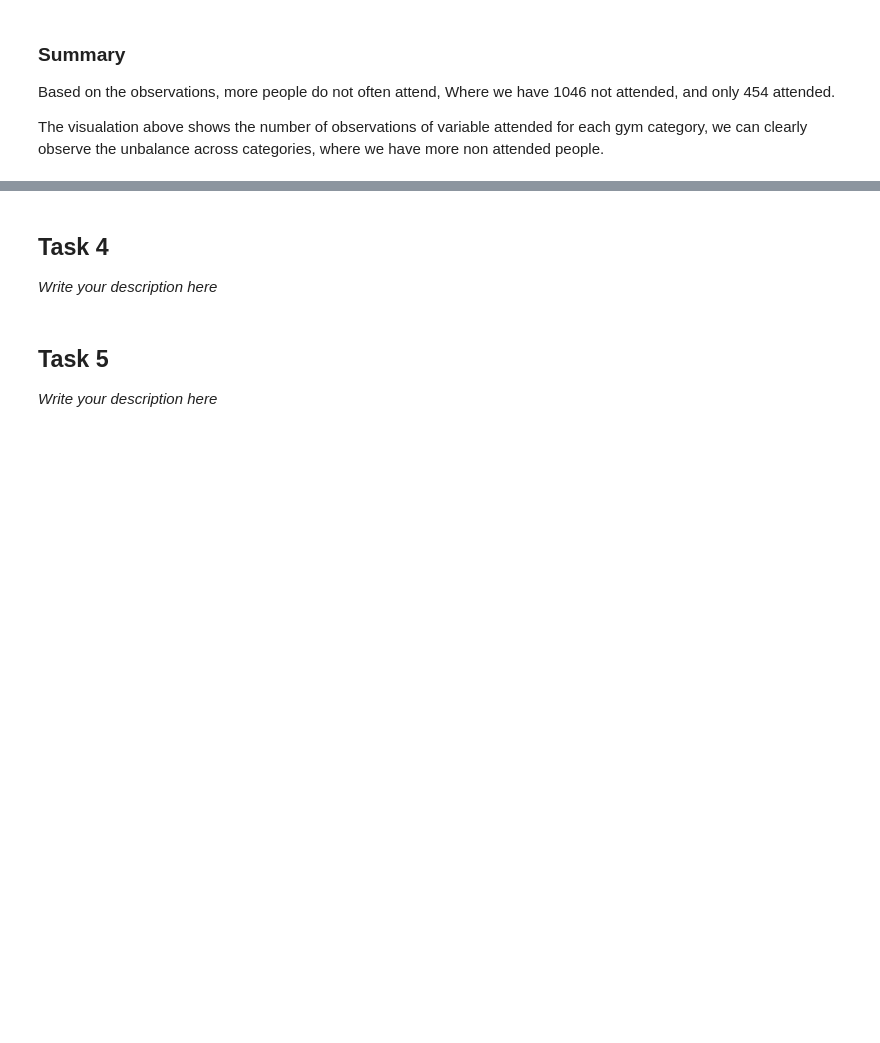
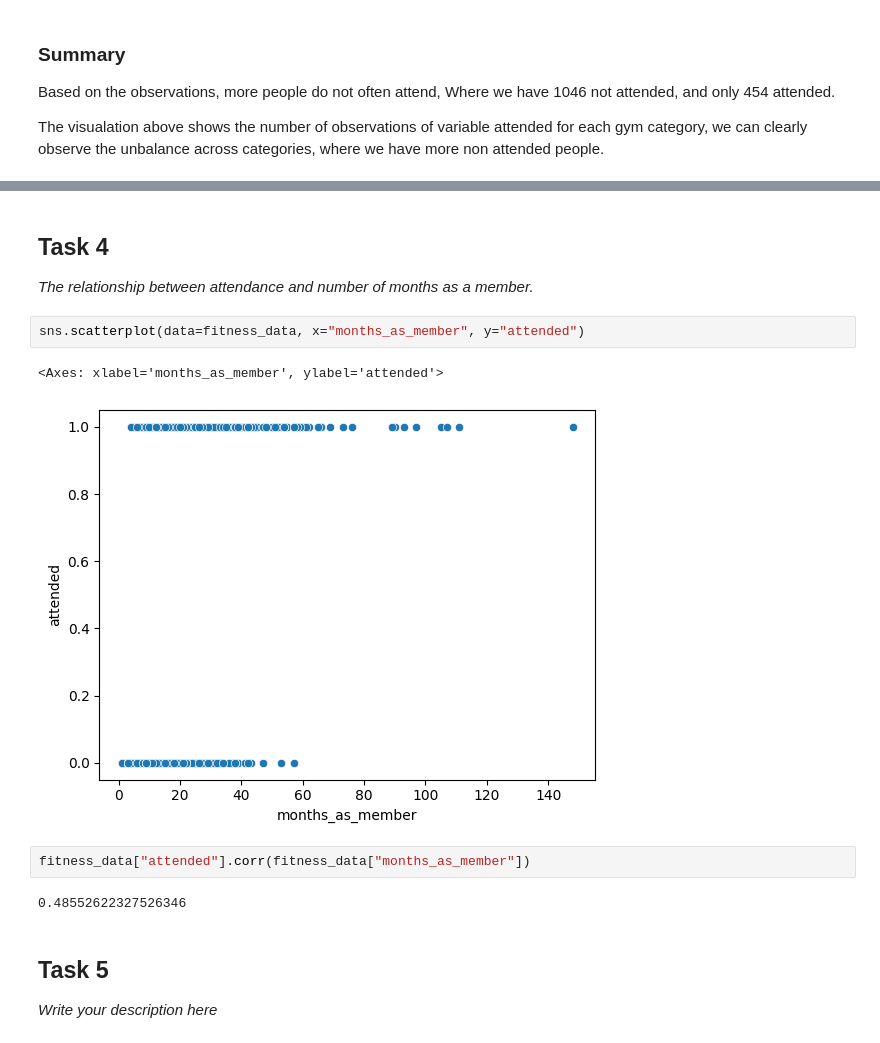
Before and after one commit to Abdoelabassi/data-science-certification-exam, a Jupyter notebook: notebook.ipynb, the cells around one changed output, grey strips where cells are left out. Cells and saved outputs as stored; diff of their text form; blank space fills up the shorter version.

```diff
--- a/notebook.ipynb
+++ b/notebook.ipynb
@@ -186,6 +203,15 @@ sns.countplot(data=fitness_data, x="attended", hue="category")
 # %% [markdown]
 ## Task 4
-*Write your description here*
+*The relationship between attendance and number of months as a member.*
+# %%
+sns.scatterplot(data=fitness_data, x="months_as_member", y="attended")
+# %% [output]
+<Axes: xlabel='months_as_member', ylabel='attended'>
+[figure, added]
+# %%
+fitness_data["attended"].corr(fitness_data["months_as_member"])
+# %% [output]
+0.48552622327526346
 # %% [markdown]
 ## Task 5
 *Write your description here*
```
Also changed, not shown: parts of 4 cells of this notebook.
